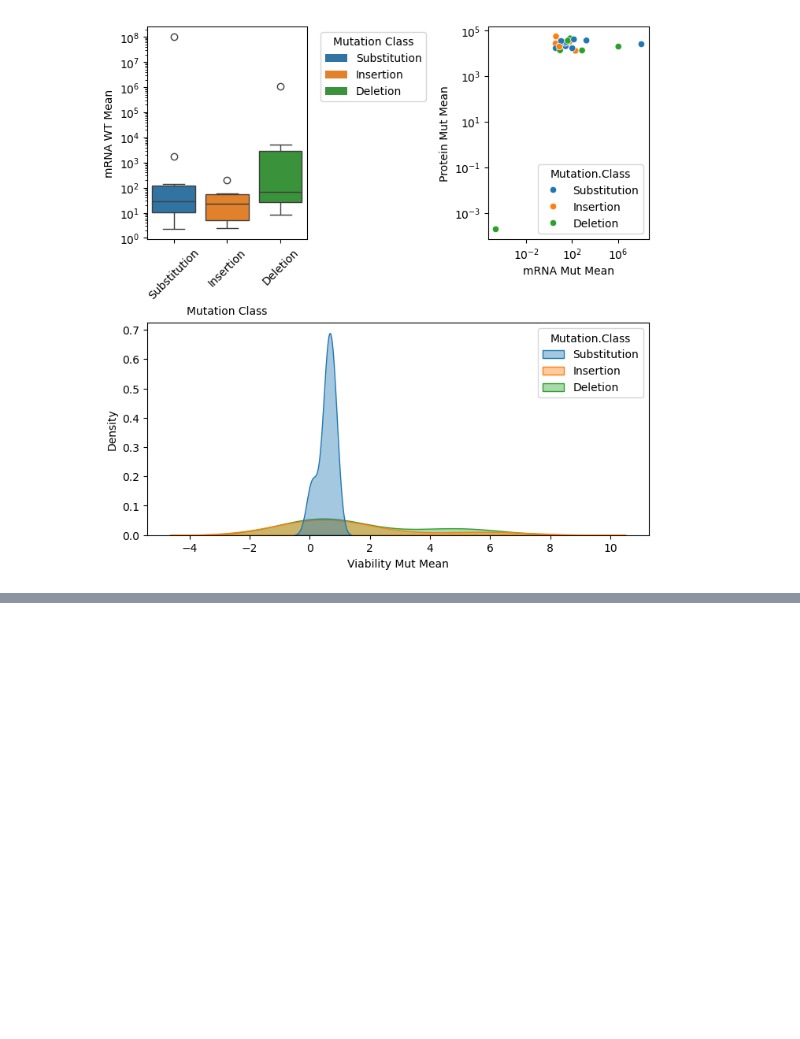
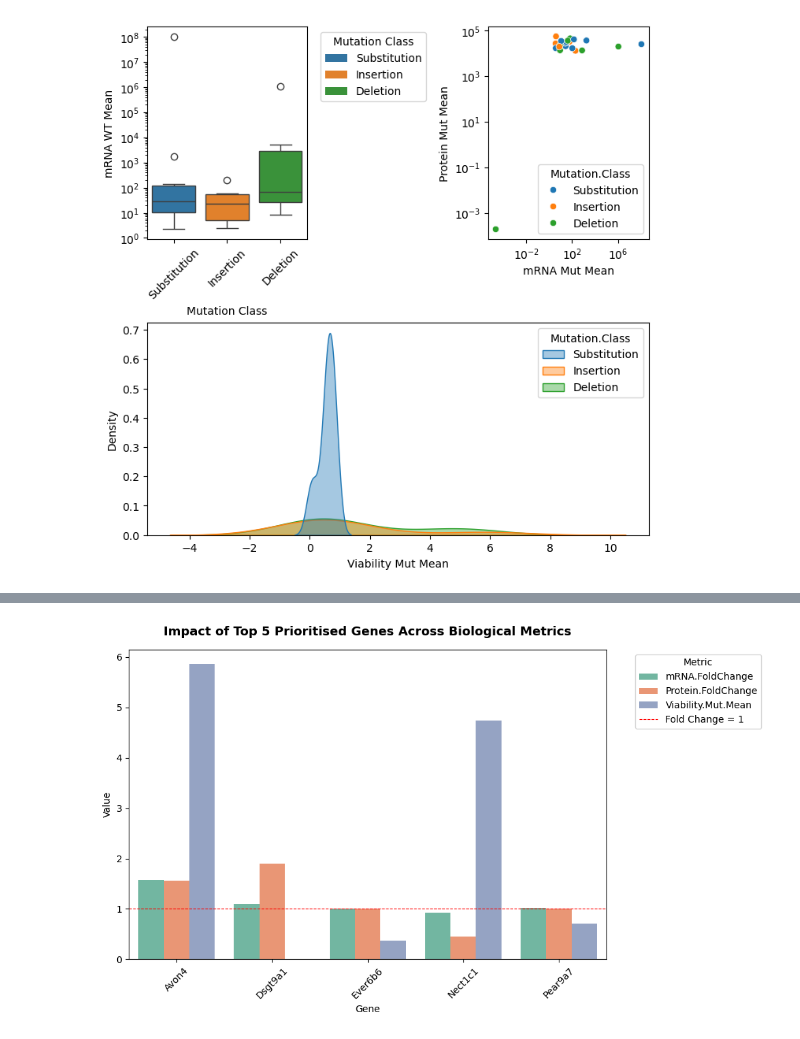
Before and after one commit to KMaiolino/BT5511_KAM, a Jupyter notebook: Biological Computation Report.ipynb, the cells around one changed output, grey strips where cells are left out. Drawn from its saved outputs; the diff is of its cells as text; code cells hidden in the pictures; blank space fills up the shorter version.

Commit message:
Update to Top 5 Analysis and Comparison

```diff
--- a/Biological Computation Report.ipynb
+++ b/Biological Computation Report.ipynb
@@ -1461,0 +1462,44 @@ plt.show()
+# %%
+## build the data frame
+top5_genes = top5_df["Gene"].tolist()
+
+## determine if the gene is in the top five genes for analysis
+mask = combined_data["Gene"].isin(top5_genes)
+mrna_mask = mutation_df["Gene"].isin(top5_genes)
+protein_mask = mutation_df["Gene"].isin(top5_genes)
+
+## bring is impact data for analysis
+top5_impact = pd.DataFrame({
+    "Gene":               combined_data[mask]["Gene"].values,
+    "mRNA.FoldChange":    mrna_df[mrna_mask]["fold_change"].values,
+    "Protein.FoldChange": protein_df[protein_mask]["fold_change"].values,
+    "Viability.Mut.Mean": combined_data[mask][["CellViability.Mut.Rep1",
+                                                "CellViability.Mut.Rep2",
+                                                "CellViability.Mut.Rep3"]].mean(axis=1).values
+})
+
+## melt data to long format
+top5_melted = top5_impact.melt(id_vars="Gene",
+                                value_vars=["mRNA.FoldChange",
+                                            "Protein.FoldChange",
+                                            "Viability.Mut.Mean"],
+                                var_name="Metric",
+                                value_name="Value")
+
+## create bar chart
+fig, ax = plt.subplots(figsize=(10, 6))
+sbn.barplot(top5_melted, x="Gene", y="Value", hue="Metric",
+            ax=ax, palette="Set2")
+
+ax.set_title("Impact of Top 5 Prioritised Genes Across Biological Metrics",
+             fontsize=13, fontweight="bold", pad=15)
+ax.set_xlabel("Gene")
+ax.set_ylabel("Value")
+ax.axhline(y=1, color="red", linestyle="--",
+           linewidth=0.8, label="Fold Change = 1")
+ax.legend(title="Metric", bbox_to_anchor=(1.05, 1), loc="upper left")
+ax.tick_params(axis="x", rotation=45)
+plt.tight_layout()
+plt.show()
+# %% [output]
+[figure, added]
```
Also changed, not shown: parts of 2 cells of this notebook.
